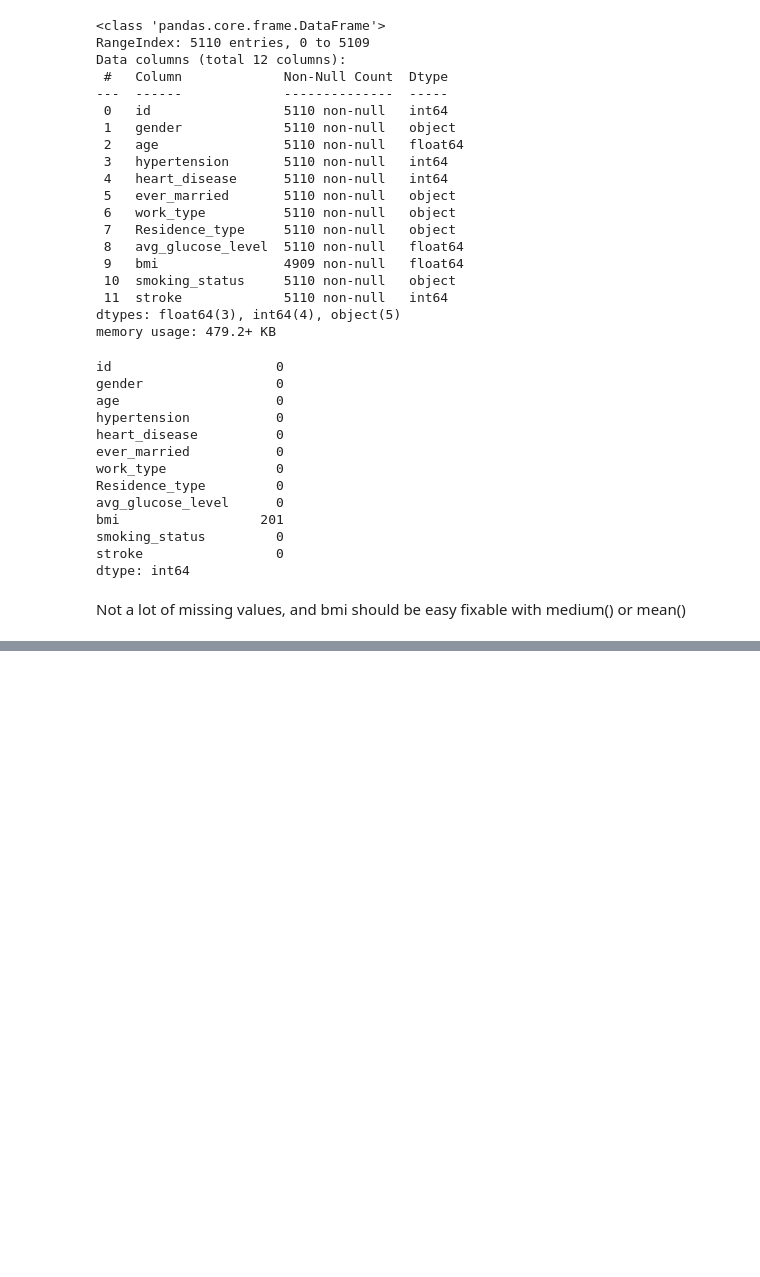
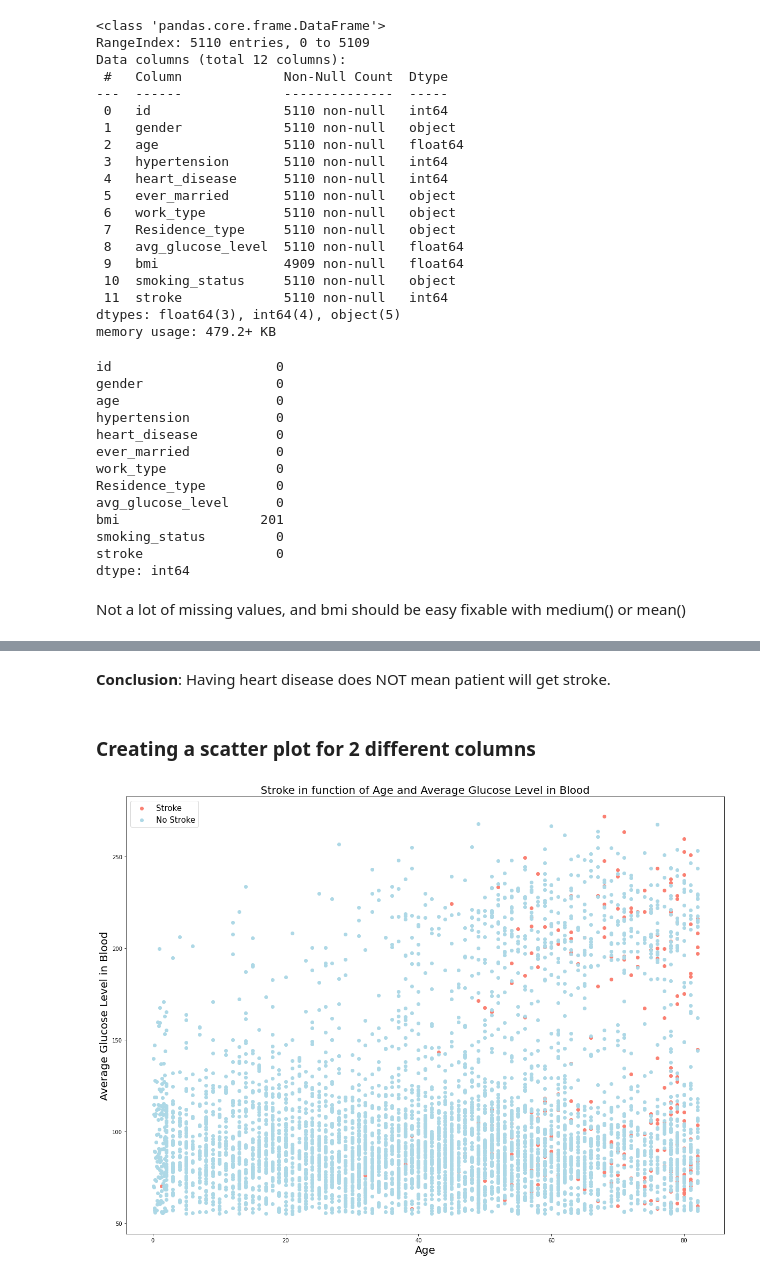
Before and after one commit to NikolaTosic-sudo/stroke_project, a Jupyter notebook: Full Project Notebook.ipynb, the cells around one changed output, grey strips where cells are left out. Cells and saved outputs as stored; diff of their text form; code cells hidden in the pictures; blank space fills up the shorter version.

```diff
--- a/Full Project Notebook.ipynb
+++ b/Full Project Notebook.ipynb
@@ -158,0 +230,33 @@ Not a lot of missing values, and bmi should be easy fixable with medium() or mea
+# %% [markdown]
+**Conclusion**: Having heart disease does NOT mean patient will get stroke.
+# %% [markdown]
+### Creating a scatter plot for 2 different columns
+# %%
+# Create figure
+
+plt.figure(figsize=(20, 15))
+
+# Scatter with positive examples
+
+plt.scatter(df_changed.age[df_changed.stroke == 1],
+            df_changed.avg_glucose_level[df_changed.stroke == 1],
+            c='salmon')
+
+# Scatter with negative examples
+
+plt.scatter(df_changed.age[df_changed.stroke == 0],
+            df_changed.avg_glucose_level[df_changed.stroke == 0],
+            c='lightblue')
+
+# Add some helpful info
+
+fontdict = {'fontsize': 20}
+
+plt.title('Stroke in function of Age and Average Glucose Level in Blood', fontdict=fontdict)
+plt.xlabel('Age', fontdict=fontdict)
+plt.ylabel('Average Glucose Level in Blood', fontdict=fontdict)
+plt.legend(['Stroke', 'No Stroke'], fontsize=15);
+
+plt.savefig('stroke_age_and_average_glucose_level_in_blood.png')
+# %% [output]
+[figure, added]
```
Also changed, not shown: parts of 7 cells of this notebook.
